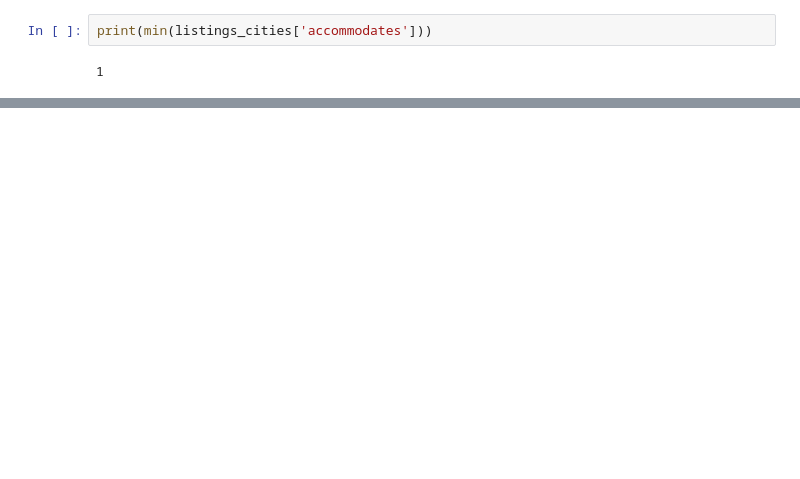
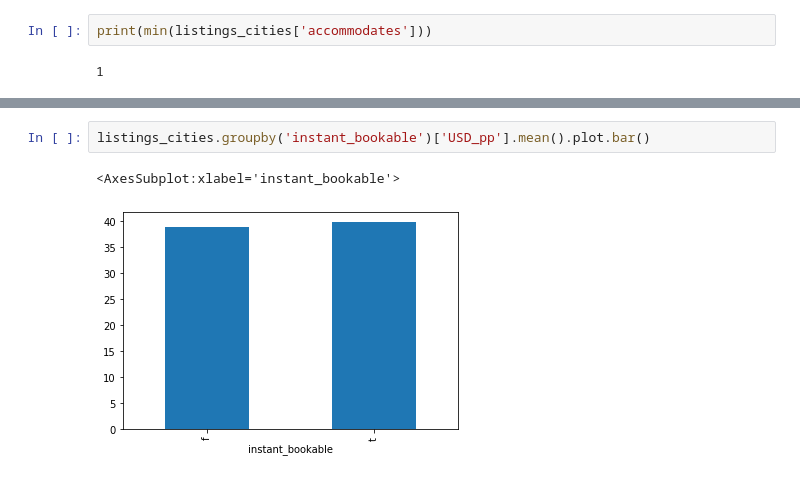
Before and after one commit to spandanakonduru/Airbnb-Analysis, a Jupyter notebook: Diss_Code.ipynb, the cells around one changed output, grey strips where cells are left out. Drawn from its saved outputs; the diff is of its cells as text; blank space fills up the shorter version.

```diff
--- a/Diss_Code.ipynb
+++ b/Diss_Code.ipynb
@@ -321,0 +408,5 @@ print(min(listings_cities['accommodates']))
+# %%
+listings_cities.groupby('instant_bookable')['USD_pp'].mean().plot.bar()
+# %% [output]
+<AxesSubplot:xlabel='instant_bookable'>
+[figure, added]
```
Also changed, not shown: parts of 27 cells of this notebook.
